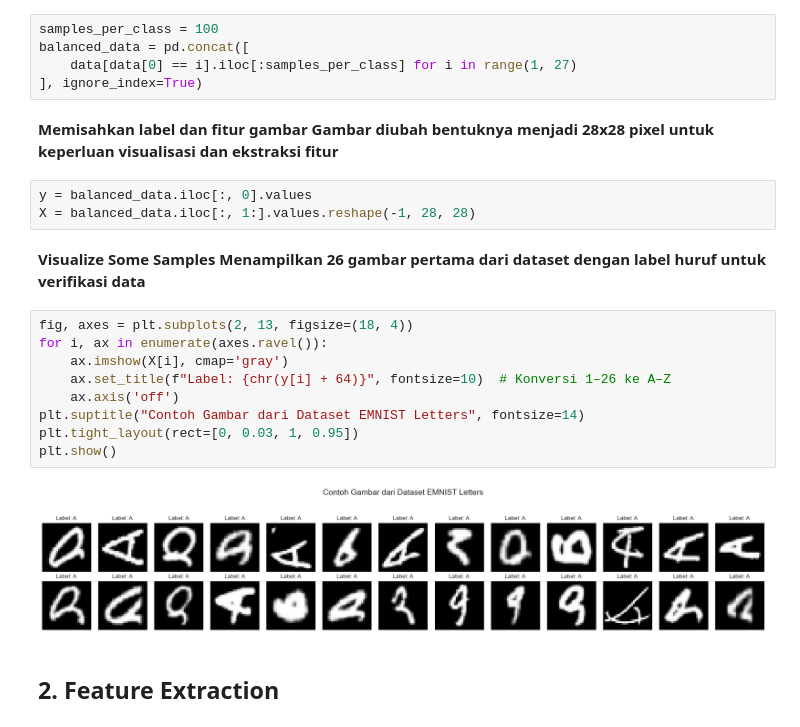
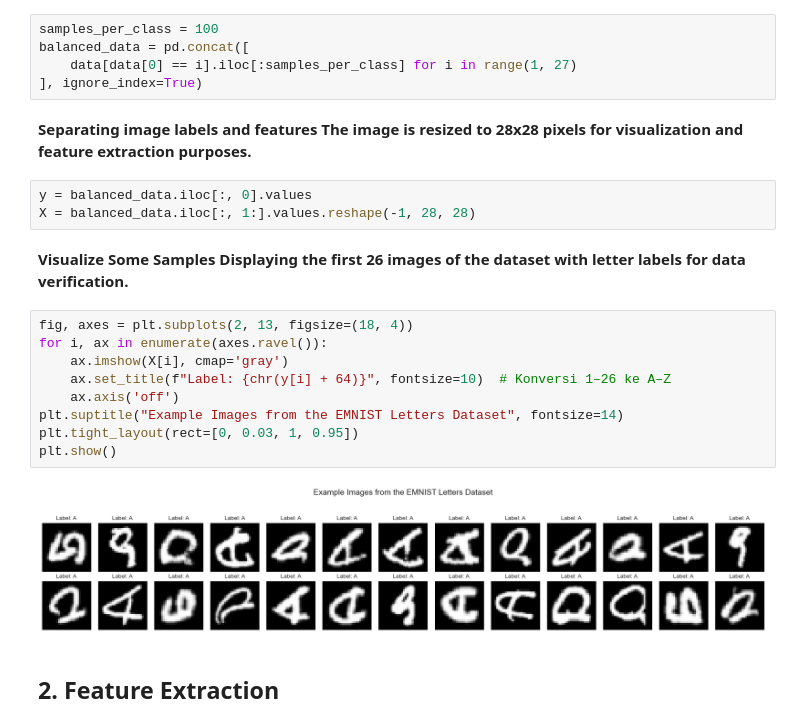
Before and after one commit to yogaam36/Asesmen-Tengah-Semester-ATS-RE604-Computer-Vision, a Jupyter notebook: ATS-Image-Classification-with-HOG-SVM- (Yoga AM - 4222011014).ipynb, the cells around one changed output. Saved outputs shown, nothing was run; the diff lists cells and outputs as text.

```diff
--- a/ATS-Image-Classification-with-HOG-SVM- (Yoga AM - 4222011014).ipynb
+++ b/ATS-Image-Classification-with-HOG-SVM- (Yoga AM - 4222011014).ipynb
@@ -70,25 +70,25 @@ balanced_data = pd.concat([
     data[data[0] == i].iloc[:samples_per_class] for i in range(1, 27)
 ], ignore_index=True)
 # %% [markdown]
-**Memisahkan label dan fitur gambar**
-**Gambar diubah bentuknya menjadi 28x28 pixel untuk keperluan visualisasi dan ekstraksi fitur**
+**Separating image labels and features**
+**The image is resized to 28x28 pixels for visualization and feature extraction purposes.**
 # %%
 y = balanced_data.iloc[:, 0].values
 X = balanced_data.iloc[:, 1:].values.reshape(-1, 28, 28)
 # %% [markdown]
 **Visualize Some Samples**
-**Menampilkan 26 gambar pertama dari dataset dengan label huruf untuk verifikasi data**
+**Displaying the first 26 images of the dataset with letter labels for data verification.**
 # %%
 fig, axes = plt.subplots(2, 13, figsize=(18, 4))
 for i, ax in enumerate(axes.ravel()):
     ax.imshow(X[i], cmap='gray')
     ax.set_title(f"Label: {chr(y[i] + 64)}", fontsize=10)  # Konversi 1–26 ke A–Z
     ax.axis('off')
-plt.suptitle("Contoh Gambar dari Dataset EMNIST Letters", fontsize=14)
+plt.suptitle("Example Images from the EMNIST Letters Dataset", fontsize=14)
 plt.tight_layout(rect=[0, 0.03, 1, 0.95])
 plt.show()
 # %% [output]
-[figure, old version]
+[figure, new version]
 # %% [markdown]
 ## 2. Feature Extraction
 # %% [markdown]
```
Also changed, not shown: parts of 16 cells of this notebook.
